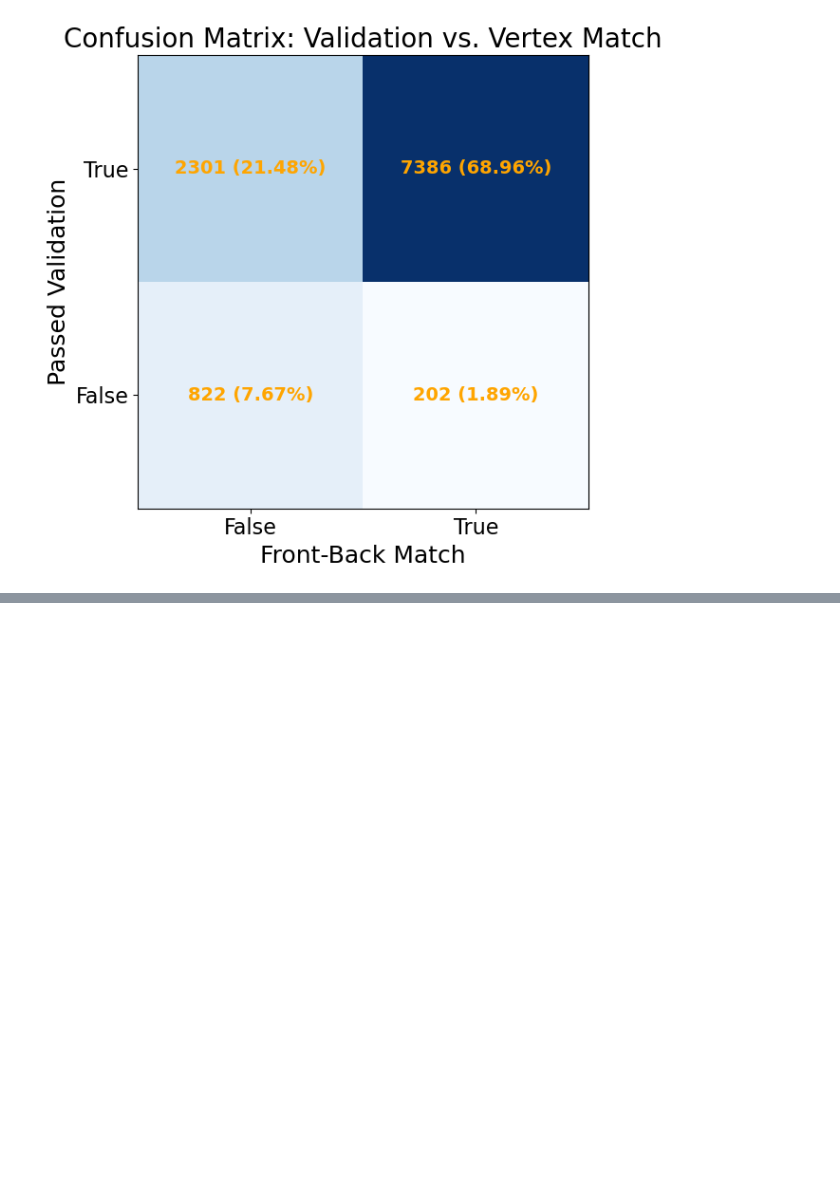
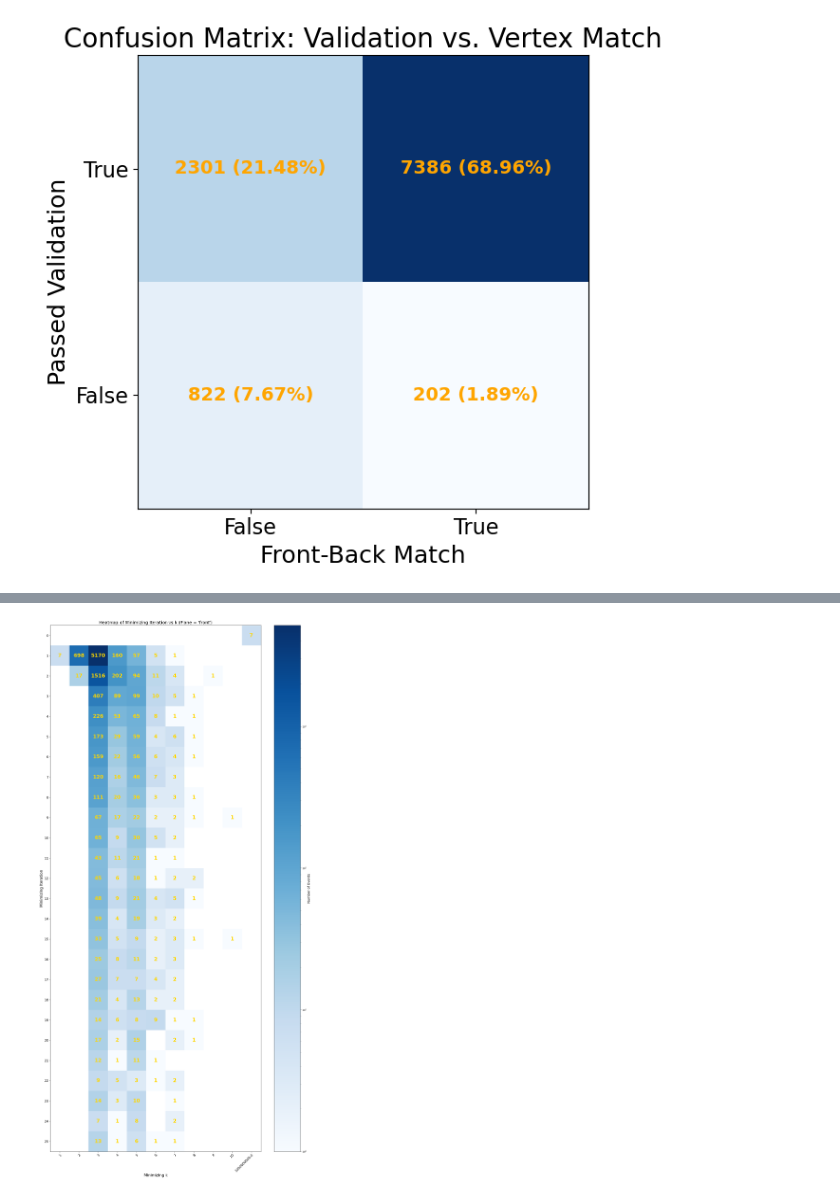
Before and after one commit to jaca230/pattern_finding_playground, a Jupyter notebook: notebooks/kmeans_analysis.ipynb, the cells around one changed output, grey strips where cells are left out. Saved outputs shown, nothing was run; the diff lists cells and outputs as text; code cells hidden in the pictures; blank space fills up the shorter version.

```diff
--- a/notebooks/kmeans_analysis.ipynb
+++ b/notebooks/kmeans_analysis.ipynb
@@ -477,0 +571,66 @@ plt.show()
+# %%
+from collections import Counter
+from matplotlib.table import Table
+import matplotlib.pyplot as plt
+import numpy as np
+from matplotlib.colors import LogNorm
+
+plane = "front"
+k_iter_counter = Counter()
+
+# Collect (k, iteration) pairs
+for event in reconstructed_events:
+    stats = event.extra_info.get("vertex_algorithm_info", {}).get("stats", {})
+    plane_stats = stats.get(plane, {})
+
+    min_k = plane_stats.get("k")
+    min_iter = plane_stats.get("iteration")
+
+    if min_k is not None and min_iter is not None:
+        k_iter_counter[(min_k, min_iter)] += 1
+
+# Get unique sorted k and iteration values
+ks = sorted(set(k for k, _ in k_iter_counter))
+iters = sorted(set(i for _, i in k_iter_counter))
+
+# Create 2D array for heatmap data
+heatmap_data = np.zeros((len(iters), len(ks)), dtype=int)
+k_to_col = {k: i for i, k in enumerate(ks)}
+iter_to_row = {i: j for j, i in enumerate(iters)}
+
+for (k, i), count in k_iter_counter.items():
+    row = iter_to_row[i]
+    col = k_to_col[k]
+    heatmap_data[row, col] = count
+
+# --- HEATMAP FIGURE ---
+fig1, ax_heatmap = plt.subplots(figsize=(1.5 * len(ks), 1.2 * len(iters) + 2))
+
+# Apply LogNorm for color scaling
+im = ax_heatmap.imshow(heatmap_data, cmap='Blues', interpolation='nearest', aspect='auto', norm=LogNorm(vmin=1))
+
+# Heatmap labels and formatting with larger font sizes
+ax_heatmap.set_xticks(np.arange(len(ks)))
+ax_heatmap.set_yticks(np.arange(len(iters)))
+ax_heatmap.set_xticklabels(ks, fontsize=14)
+ax_heatmap.set_yticklabels(iters, fontsize=14)
+ax_heatmap.set_xlabel("Minimizing k", fontsize=16)
+ax_heatmap.set_ylabel("Minimizing Iteration", fontsize=16)
+ax_heatmap.set_title(f"Heatmap of Minimizing Iteration vs k (Plane = '{plane}')", fontsize=18)
+
+plt.setp(ax_heatmap.get_xticklabels(), rotation=45, ha="right", rotation_mode="anchor")
+
+for i in range(len(iters)):
+    for j in range(len(ks)):
+        value = heatmap_data[i, j]
+        if value > 0:
+            ax_heatmap.text(j, i, str(value), ha="center", va="center", color="gold", fontsize=22, fontweight='bold')
+
+# Add colorbar with log scale
+cbar = fig1.colorbar(im, ax=ax_heatmap)
+cbar.set_label("Number of Events", fontsize=14)
+
+plt.tight_layout()
+plt.show()
+# %% [output]
+[figure, added]
```
Also changed, not shown: parts of 21 cells of this notebook, 2 other files.
